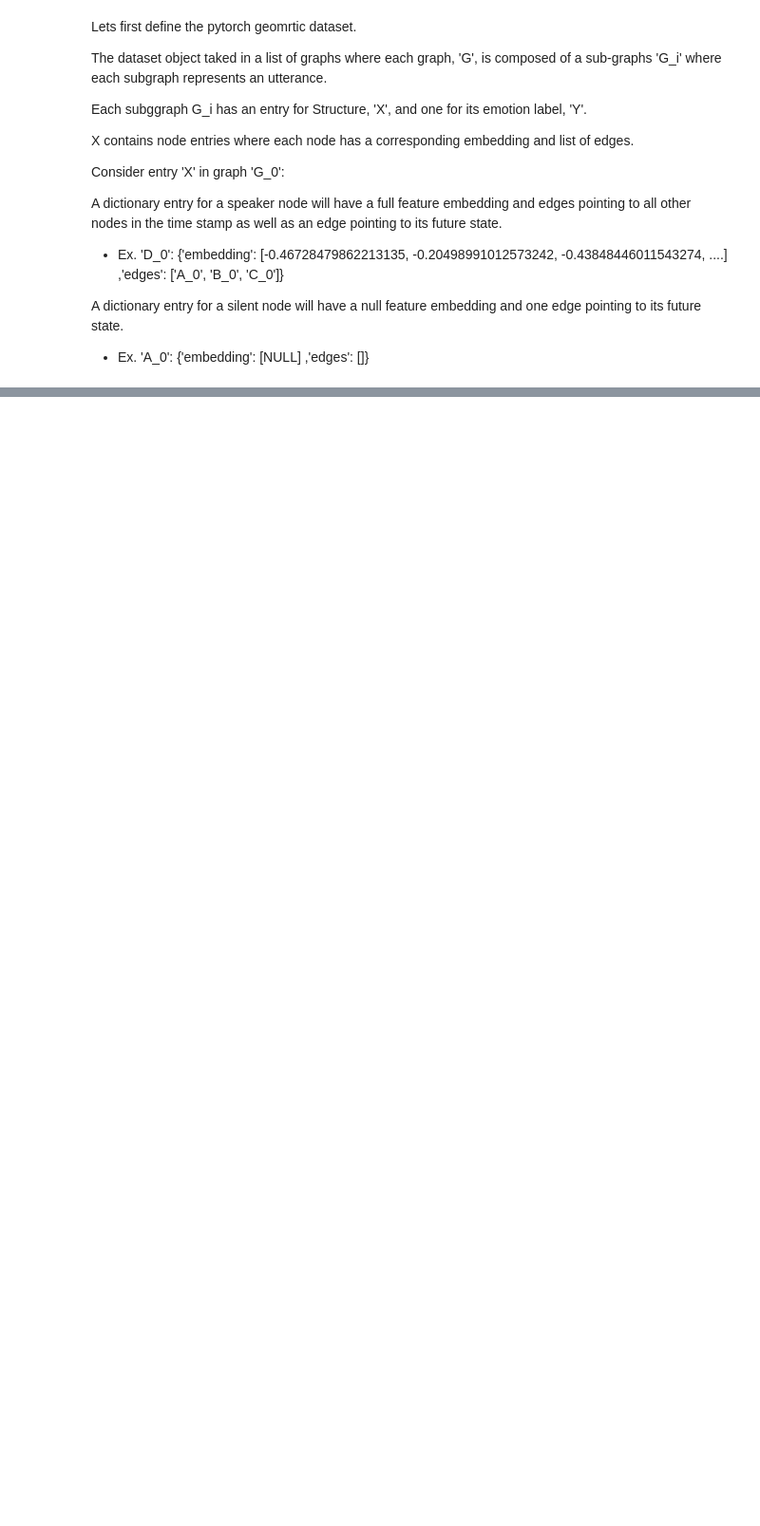
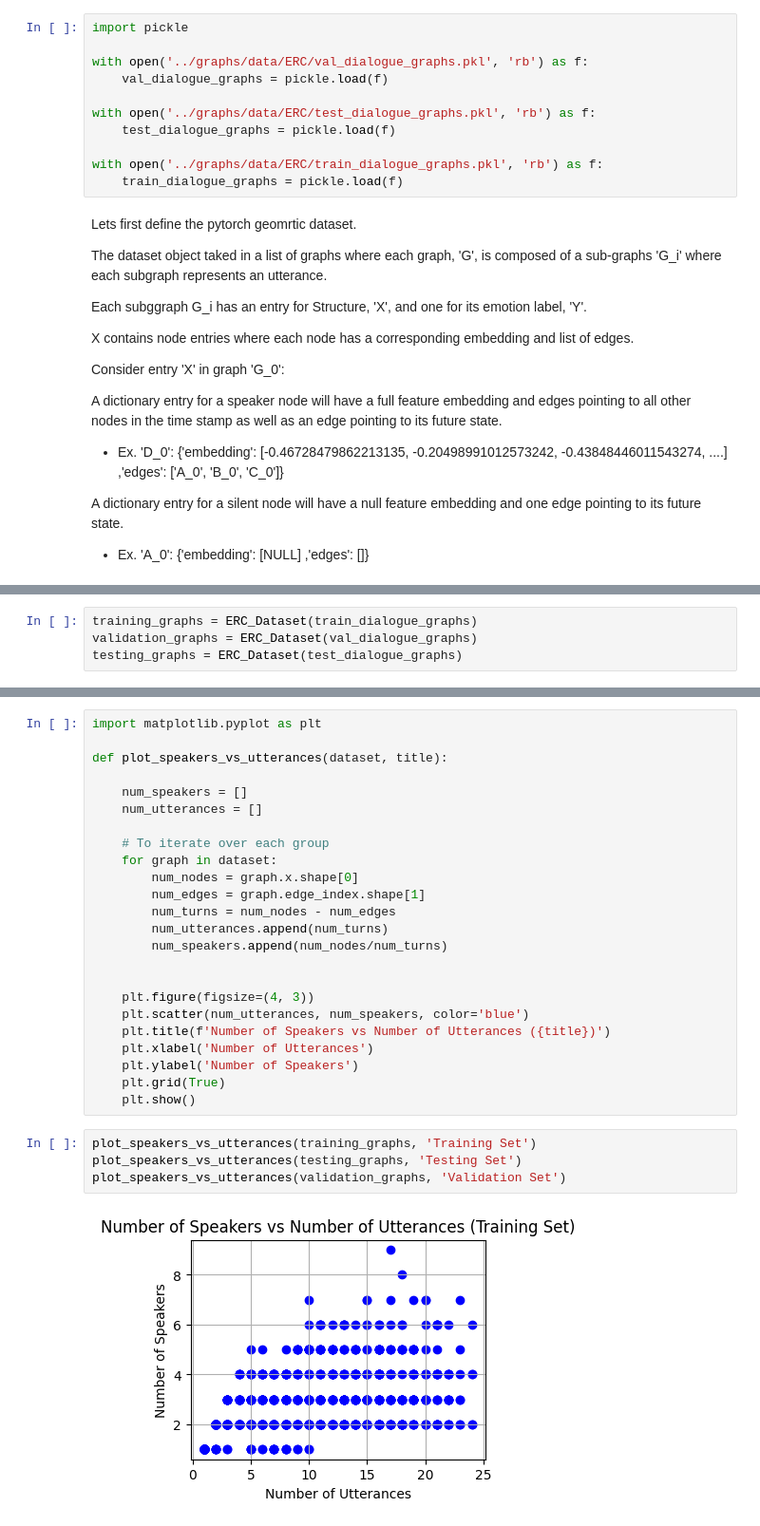
Before and after one commit to ManuelNunez08/GroupCohesionPrediction, a Jupyter notebook: GNNs/TGNN_ERC.ipynb, the cells around one changed output, grey strips where cells are left out. Shown at 95% size. Saved outputs shown, nothing was run; the diff lists cells and outputs as text; blank space fills up the shorter version.

```diff
--- a/GNNs/TGNN_ERC.ipynb
+++ b/GNNs/TGNN_ERC.ipynb
@@ -3,3 +5,14 @@ We will now use the TGNN architecture employed in other files as a basis to buil
+# %%
+import pickle
+
+with open('../graphs/data/ERC/val_dialogue_graphs.pkl', 'rb') as f:
+    val_dialogue_graphs = pickle.load(f)
+
+with open('../graphs/data/ERC/test_dialogue_graphs.pkl', 'rb') as f:
+    test_dialogue_graphs = pickle.load(f)
+
+with open('../graphs/data/ERC/train_dialogue_graphs.pkl', 'rb') as f:
+    train_dialogue_graphs = pickle.load(f)
 # %% [markdown]
 Lets first define the pytorch geomrtic dataset.
 
@@ -80,0 +208,4 @@ For
+# %%
+training_graphs = ERC_Dataset(train_dialogue_graphs)
+validation_graphs = ERC_Dataset(val_dialogue_graphs)
+testing_graphs = ERC_Dataset(test_dialogue_graphs)
@@ -80,0 +214,30 @@ For
+# %%
+import matplotlib.pyplot as plt
+
+def plot_speakers_vs_utterances(dataset, title):
+
+    num_speakers = []
+    num_utterances = []
+
+    # To iterate over each group
+    for graph in dataset:
+        num_nodes = graph.x.shape[0]
+        num_edges = graph.edge_index.shape[1]
+        num_turns = num_nodes - num_edges
+        num_utterances.append(num_turns)
+        num_speakers.append(num_nodes/num_turns)
+
+
+    plt.figure(figsize=(4, 3))
+    plt.scatter(num_utterances, num_speakers, color='blue')
+    plt.title(f'Number of Speakers vs Number of Utterances ({title})')
+    plt.xlabel('Number of Utterances')
+    plt.ylabel('Number of Speakers')
+    plt.grid(True)
+    plt.show()
+# %%
+plot_speakers_vs_utterances(training_graphs, 'Training Set')
+plot_speakers_vs_utterances(testing_graphs, 'Testing Set')
+plot_speakers_vs_utterances(validation_graphs, 'Validation Set')
+# %% [output]
+[figure, added]
```
Also changed, not shown: parts of 27 cells of this notebook, 1 other file.
